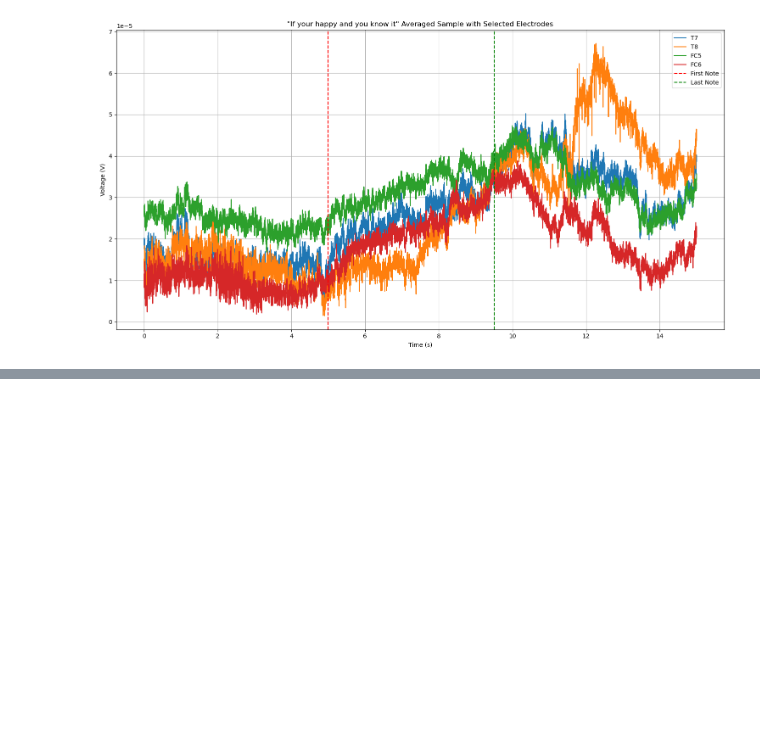
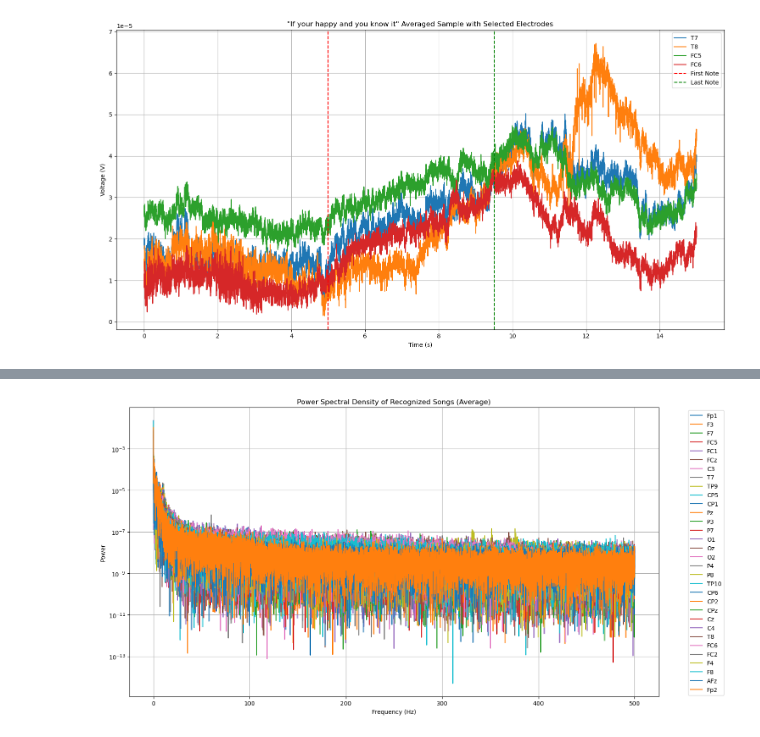
Before and after one commit to gregoryweber/cogs-118c-song-familiarity, a Jupyter notebook: main.ipynb, the cells around one changed output, grey strips where cells are left out. Saved outputs shown, nothing was run; the diff lists cells and outputs as text; code cells hidden in the pictures; blank space fills up the shorter version.

```diff
--- a/main.ipynb
+++ b/main.ipynb
@@ -233,0 +232,46 @@ plt.tight_layout()
+# %%
+# Take 10 recognized songs in subject 1 and average the data
+
+# 1. she'll be coming around the mountain
+# 2. hickory dickory dock
+# 3. pop goes the weasel
+# 4. YMCA
+# 5. mickey mouse march
+# 6. eye of the tiger
+# 7. yankee doodle
+# 8. star spangled banner
+# 9. let it snow
+# 10. row your boat
+sub1_recognized_song_times = [203429, 229869, 270495, 360080, 664854, 957749, 1369273, 1445916, 1319672, 1502496]
+
+# Initialize array to store averaged data
+average_recognized = np.zeros((len(raw.ch_names), 20000))  # 20 seconds at 1000Hz
+
+# For each recognized song time
+for time in sub1_recognized_song_times:
+  start = time - 5000  # 5 seconds before
+  end = time + 15000   # 15 seconds after
+  data, times = raw[:, start:end]
+  average_recognized += data
+
+# Average across all songs
+average_recognized /= len(sub1_recognized_song_times)
+
+# Calculate FFT
+frequencies = np.fft.fftfreq(len(average_recognized[0]), 1/1000)
+fft_data = np.fft.fft(average_recognized)
+fft_data = np.abs(fft_data)**2
+
+# Plot FFT for all channels
+plt.figure(figsize=(15, 8))
+for i in range(len(raw.ch_names)):
+  plt.plot(frequencies[frequencies > 0], fft_data[i, frequencies > 0], label=raw.ch_names[i])
+plt.xlabel('Frequency (Hz)')
+plt.ylabel('Power')
+plt.title('Power Spectral Density of Recognized Songs (Average)')
+plt.yscale('log')
+plt.grid(True)
+plt.legend(bbox_to_anchor=(1.05, 1), loc='upper left')
+plt.tight_layout()
+# %% [output]
+[figure, added]
```
Also changed, not shown: parts of 6 cells of this notebook.
